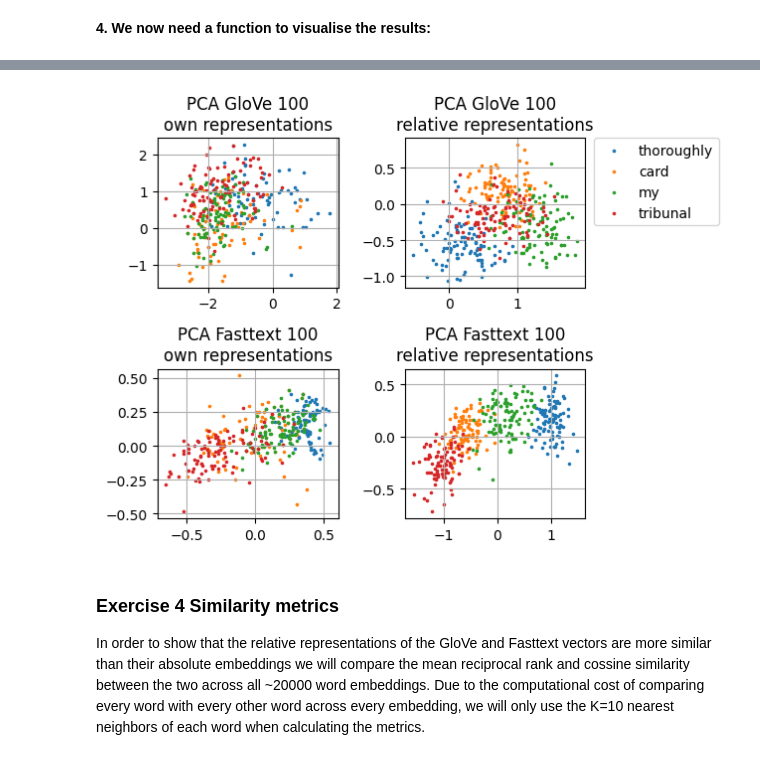
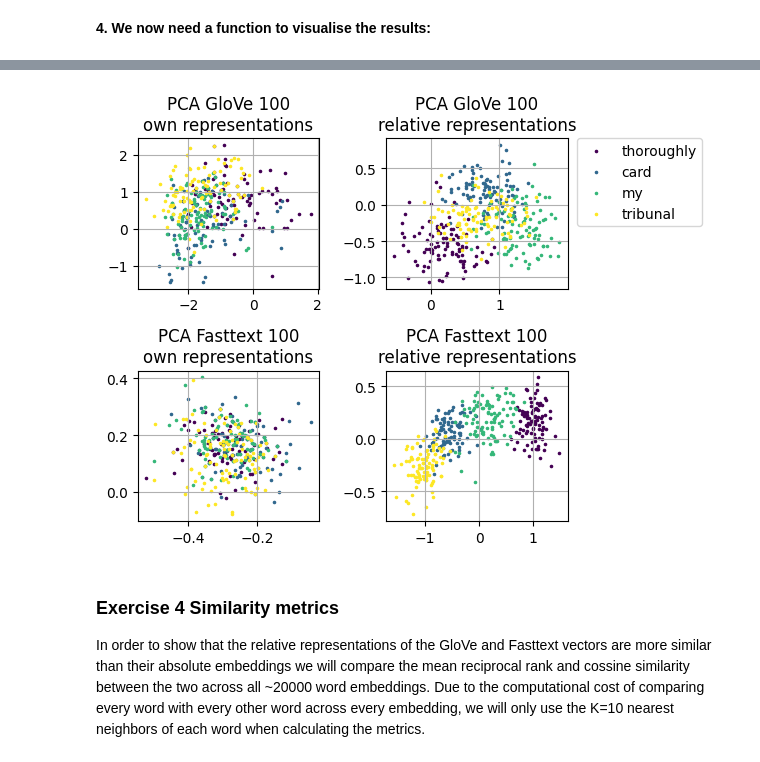
Before and after one commit to Twinbo/Signals-and-Data-Autumn-2025-student, a Jupyter notebook: week_10/ex_10_solutions_1.ipynb, the cells around one changed output, grey strips where cells are left out. Saved outputs shown, nothing was run; the diff lists cells and outputs as text; code cells hidden in the pictures.

Commit message:
using same clusters

```diff
--- a/week_10/ex_10_solutions_1.ipynb
+++ b/week_10/ex_10_solutions_1.ipynb
@@ -302,17 +310,31 @@ rel_reps_glove = np.vstack(list(relrep_dict_glove.values()))
 rel_reps_fasttext = np.vstack(list(relrep_dict_fasttext.values()))
 # %%
 n_points_visualisation = 100
-pca_glove_own = create_2d_clusters(centers_o_rep_glove, embeddings=own_reps_glove, n_neighbors=n_points_visualisation)
-pca_glove_relative = create_2d_clusters(centers_rel_rep_glove, embeddings=rel_reps_glove, n_neighbors=n_points_visualisation)
+nearest_neighbors_glove_own = create_clusters(centers_o_rep_glove, embeddings=own_reps_glove, n_neighbors=n_points_visualisation)
+nearest_neighbors_glove_relative = create_clusters(centers_rel_rep_glove, embeddings=rel_reps_glove, n_neighbors=n_points_visualisation)
+nearest_neighbors_fasttext_own = create_clusters(centers_o_rep_fasttext, embeddings=own_reps_fasttext, n_neighbors=n_points_visualisation)
+nearest_neighbors_fasttext_relative = create_clusters(centers_rel_rep_fasttext, embeddings=rel_reps_fasttext, n_neighbors=n_points_visualisation)
+# %%
+clusters_to_use = nearest_neighbors_glove_relative
+reverse_to_use = reverse_rel_rep_glove
+nearest_neighbors_glove_own = np.array([[relrep_dict_glove[reverse_to_use[tuple(vector)]] for vector in cluster] for cluster in clusters_to_use])
+nearest_neighbors_glove_relative = np.array([[relrep_dict_glove[reverse_to_use[tuple(vector)]] for vector in cluster] for cluster in clusters_to_use])
+nearest_neighbors_fasttext_own = np.array([[embeddings_dict_fasttext[reverse_to_use[tuple(vector)]] for vector in cluster] for cluster in clusters_to_use])
+nearest_neighbors_fasttext_relative = np.array([[relrep_dict_fasttext[reverse_to_use[tuple(vector)]] for vector in cluster] for cluster in clusters_to_use])
 # %%
-pca_fasttext_own = create_2d_clusters(centers_o_rep_fasttext, embeddings=own_reps_fasttext, n_neighbors=n_points_visualisation)
-pca_fasttext_relative = create_2d_clusters(centers_rel_rep_fasttext, embeddings=rel_reps_fasttext, n_neighbors=n_points_visualisation)
+pca_glove_own = do_pca(nearest_neighbors_glove_own, embeddings=own_reps_glove)
+pca_glove_relative = do_pca(nearest_neighbors_glove_relative, embeddings=rel_reps_glove)
+pca_fasttext_own = do_pca(nearest_neighbors_fasttext_own, embeddings=rel_reps_fasttext)
+pca_fasttext_relative = do_pca(nearest_neighbors_fasttext_relative, embeddings=rel_reps_fasttext)
 # %% [markdown]
 **4. We now need a function to visualise the results:**
 # %%
-def visualize_clusters(pca_results, cluster_names, name='', y_lim=(None,), x_lim=(None,)):
-    for points, cluster_name in zip(pca_results, cluster_names):
-        plt.scatter(points[:, 0], points[:, 1], marker='o', s=2.5, label=cluster_name)
+def visualize_clusters(pca_results, cluster_names, centers=None, name='', y_lim=(None,), x_lim=(None,)):
+    colors = plt.get_cmap("viridis", len(pca_results))
+    for i, (points, cluster_name) in enumerate(zip(pca_results, cluster_names)):
+        plt.scatter(points[:, 0], points[:, 1], marker='o', s=2.5, label=cluster_name, color=colors(i))
+        if centers is not None:
+            plt.scatter(centers[i, 0], centers[i, 1], marker='x', s=25, color=colors(i))
     plt.title(name)
     plt.ylim(*y_lim)
     plt.xlim(*x_lim)
@@ -320,18 +366,18 @@ def visualize_clusters(pca_results, cluster_names, name='', y_lim=(None,), x_lim
 # %%
 fig, axs = plt.subplots(nrows=2, ncols=2)
 plt.sca(axs[0, 0])
-visualize_clusters(pca_glove_own, pca_words, f'PCA GloVe {n_points_visualisation}\nown representations')
+visualize_clusters(pca_glove_own, pca_words, centers=None, name=f'PCA GloVe {n_points_visualisation}\nown representations')
 plt.sca(axs[1, 0])
-visualize_clusters(pca_fasttext_own, pca_words, f'PCA Fasttext {n_points_visualisation}\nown representations')
+visualize_clusters(pca_fasttext_own, pca_words, name= f'PCA Fasttext {n_points_visualisation}\nown representations')
 plt.sca(axs[0, 1])
-visualize_clusters(pca_glove_relative, pca_words, f'PCA GloVe {n_points_visualisation}\nrelative representations')
+visualize_clusters(pca_glove_relative, pca_words, name=f'PCA GloVe {n_points_visualisation}\nrelative representations')
 plt.legend(bbox_to_anchor=(1.05, 1), loc="upper left", borderaxespad=0.)
 plt.sca(axs[1, 1])
-visualize_clusters(pca_fasttext_relative, pca_words, f'PCA Fasttext {n_points_visualisation}\nrelative representations')
+visualize_clusters(pca_fasttext_relative, pca_words, name=f'PCA Fasttext {n_points_visualisation}\nrelative representations')
 plt.tight_layout()
 plt.show()
 # %% [output]
-[figure, old version]
+[figure, new version]
 # %% [markdown]
 ### Exercise 4 Similarity metrics
 
```
Also changed, not shown: parts of 5 cells of this notebook.
